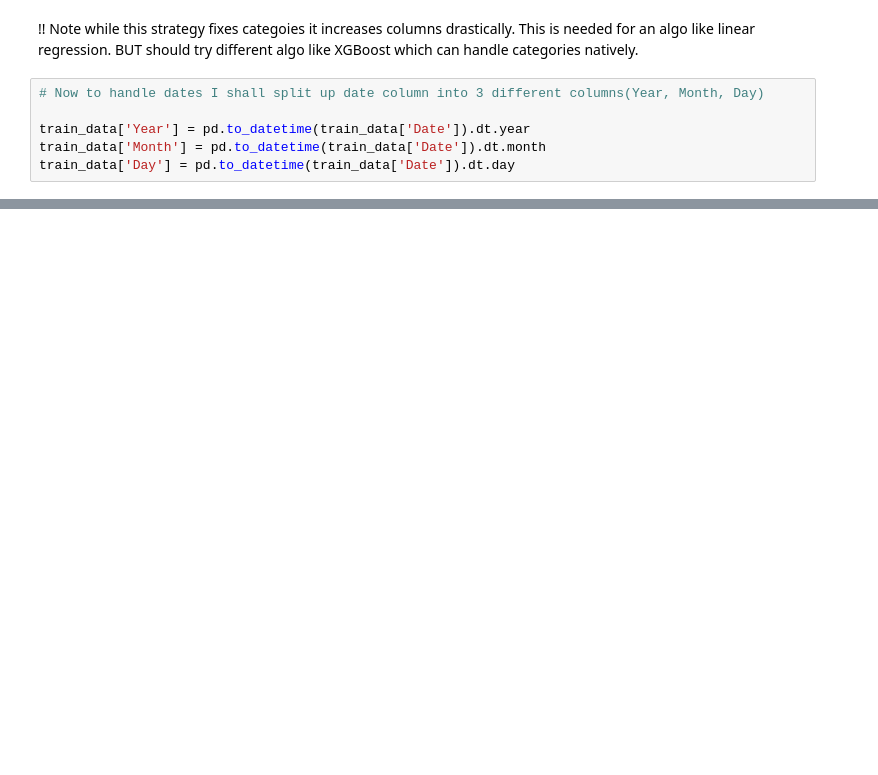
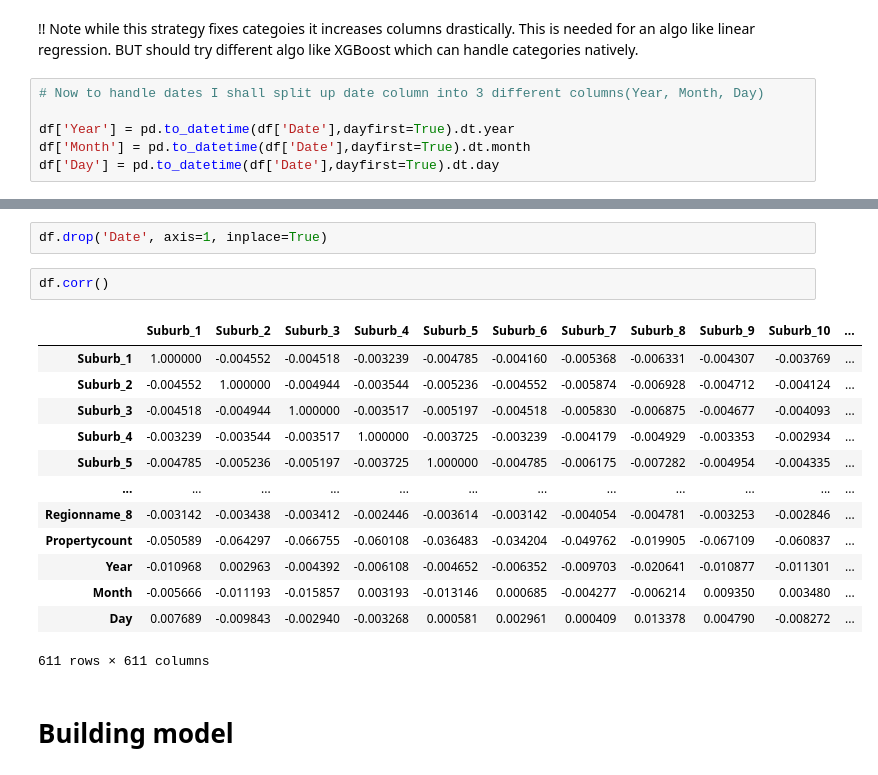
Before and after one commit to onionsp/Realestate-Price-Estimator, a Jupyter notebook: main.ipynb, the cells around one changed output, grey strips where cells are left out. Cells and saved outputs as stored; diff of their text form; blank space fills up the shorter version.

```diff
--- a/main.ipynb
+++ b/main.ipynb
@@ -162,6 +140,6 @@ train_data
 # %%
 # Now to handle dates I shall split up date column into 3 different columns(Year, Month, Day)
 
-train_data['Year'] = pd.to_datetime(train_data['Date']).dt.year
-train_data['Month'] = pd.to_datetime(train_data['Date']).dt.month
-train_data['Day'] = pd.to_datetime(train_data['Date']).dt.day
+df['Year'] = pd.to_datetime(df['Date'],dayfirst=True).dt.year
+df['Month'] = pd.to_datetime(df['Date'],dayfirst=True).dt.month
+df['Day'] = pd.to_datetime(df['Date'],dayfirst=True).dt.day
@@ -173,0 +146,20 @@ ValueError: could not convert string to float: '16/07/2016'
+# %%
+df.drop('Date', axis=1, inplace=True)
+# %%
+df.corr()
+# %% [output]
+|  | Suburb_1 | Suburb_2 | Suburb_3 | Suburb_4 | Suburb_5 | Suburb_6 | Suburb_7 | Suburb_8 | Suburb_9 | Suburb_10 | ... |
+| Suburb_1 | 1.000000 | -0.004552 | -0.004518 | -0.003239 | -0.004785 | -0.004160 | -0.005368 | -0.006331 | -0.004307 | -0.003769 | ... |
+| Suburb_2 | -0.004552 | 1.000000 | -0.004944 | -0.003544 | -0.005236 | -0.004552 | -0.005874 | -0.006928 | -0.004712 | -0.004124 | ... |
+| Suburb_3 | -0.004518 | -0.004944 | 1.000000 | -0.003517 | -0.005197 | -0.004518 | -0.005830 | -0.006875 | -0.004677 | -0.004093 | ... |
+| Suburb_4 | -0.003239 | -0.003544 | -0.003517 | 1.000000 | -0.003725 | -0.003239 | -0.004179 | -0.004929 | -0.003353 | -0.002934 | ... |
+| Suburb_5 | -0.004785 | -0.005236 | -0.005197 | -0.003725 | 1.000000 | -0.004785 | -0.006175 | -0.007282 | -0.004954 | -0.004335 | ... |
+| ... | ... | ... | ... | ... | ... | ... | ... | ... | ... | ... | ... |
+| Regionname_8 | -0.003142 | -0.003438 | -0.003412 | -0.002446 | -0.003614 | -0.003142 | -0.004054 | -0.004781 | -0.003253 | -0.002846 | ... |
+| Propertycount | -0.050589 | -0.064297 | -0.066755 | -0.060108 | -0.036483 | -0.034204 | -0.049762 | -0.019905 | -0.067109 | -0.060837 | ... |
+| Year | -0.010968 | 0.002963 | -0.004392 | -0.006108 | -0.004652 | -0.006352 | -0.009703 | -0.020641 | -0.010877 | -0.011301 | ... |
+| Month | -0.005666 | -0.011193 | -0.015857 | 0.003193 | -0.013146 | 0.000685 | -0.004277 | -0.006214 | 0.009350 | 0.003480 | ... |
+| Day | 0.007689 | -0.009843 | -0.002940 | -0.003268 | 0.000581 | 0.002961 | 0.000409 | 0.013378 | 0.004790 | -0.008272 | ... |
+611 rows × 611 columns
+# %% [markdown]
+# Building model
```
Also changed, not shown: parts of 11 cells of this notebook.
